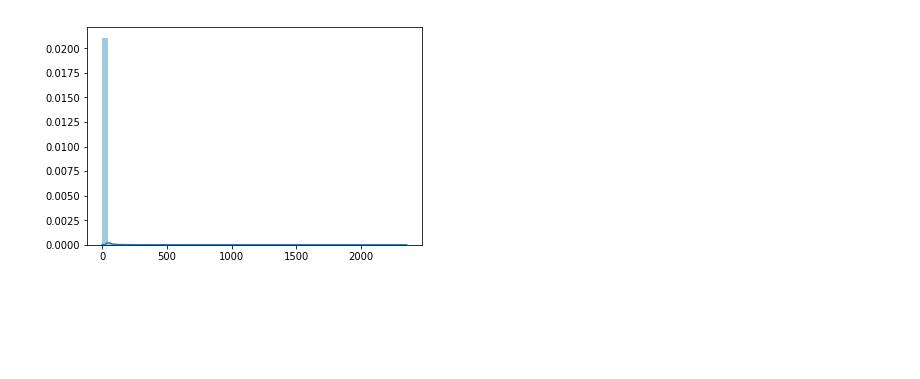
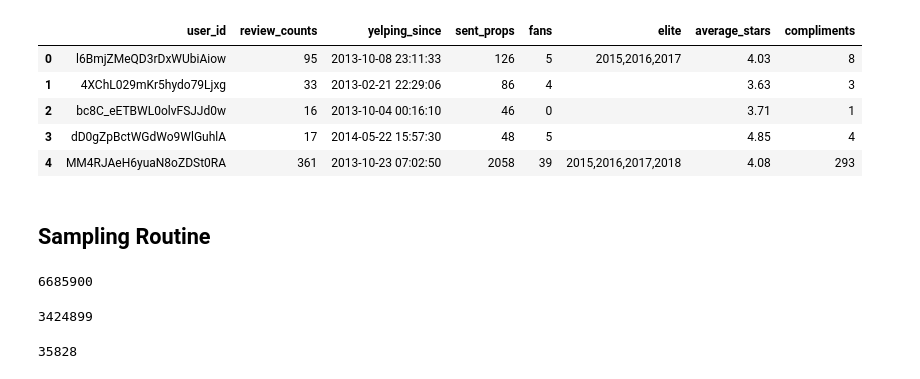
Before and after one commit to jkuo4/yelp-rating-predictor, a Jupyter notebook: edav_and_file_extraction.ipynb, the cells around one changed output. Saved outputs shown, nothing was run; the diff lists cells and outputs as text; code cells hidden in the pictures; blank space fills up the shorter version.

```diff
--- a/edav_and_file_extraction.ipynb
+++ b/edav_and_file_extraction.ipynb
@@ -157,7 +82,40 @@ array([2354, 1822, 1764, 1727, 1559, 1496, 1360, 1355, 1255], dtype=int64)
-# %%
-#sns.pairplot(ratings);
-sns.distplot(user_counts[1:].values);
-# %% [output]
-[figure, removed]
+# %%
+# user extraction
+
+line_count = len(open("data/user.json", encoding="utf8").readlines())
+user_ids, review_counts, yelping_since, sent_props, fans, elite, average_stars, compliments = [], [], [], [], [], [], [], []
+with open("data/user.json", encoding="utf8") as f:
+    for line in tqdm(f, total=line_count):
+        blob = json.loads(line)
+        user_ids += [blob["user_id"]]
+        review_counts += [blob["review_count"]]
+        yelping_since += [blob["yelping_since"]]
+        sent_props += [blob["useful"] + blob["funny"] + blob["cool"]]
+        fans += [blob["fans"]]
+        elite += [blob["elite"]]
+        average_stars += [blob["average_stars"]]
+        compliments += [blob["compliment_hot"] + blob["compliment_more"] + \
+                       blob["compliment_profile"] + blob["compliment_cute"] + \
+                       blob["compliment_list"] + blob["compliment_note"] + \
+                       blob["compliment_plain"] + blob["compliment_cool"] + \
+                       blob["compliment_funny"] + blob["compliment_writer"] + \
+                       blob["compliment_photos"]]
+
+users = pd.DataFrame({"user_id": user_ids, "review_counts": review_counts, "yelping_since": yelping_since,
+                           "sent_props": sent_props, "fans": fans, "elite": elite,
+                           "average_stars": average_stars, "compliments": compliments})
 # %%
-ratings.head()
+users.head()
+# %% [output]
+|  | user_id | review_counts | yelping_since | sent_props | fans | elite | average_stars | compliments |
+| 0 | l6BmjZMeQD3rDxWUbiAiow | 95 | 2013-10-08 23:11:33 | 126 | 5 | 2015,2016,2017 | 4.03 | 8 |
+| 1 | 4XChL029mKr5hydo79Ljxg | 33 | 2013-02-21 22:29:06 | 86 | 4 |  | 3.63 | 3 |
+| 2 | bc8C_eETBWL0olvFSJJd0w | 16 | 2013-10-04 00:16:10 | 46 | 0 |  | 3.71 | 1 |
+| 3 | dD0gZpBctWGdWo9WlGuhlA | 17 | 2014-05-22 15:57:30 | 48 | 5 |  | 4.85 | 4 |
+| 4 | MM4RJAeH6yuaN8oZDSt0RA | 361 | 2013-10-23 07:02:50 | 2058 | 39 | 2015,2016,2017,2018 | 4.08 | 293 |
+# %% [markdown]
+## Sampling Routine
+# %%
+len(ratings) # recommended ratings
+# %% [output]
+6685900
@@ -163,0 +129,8 @@ ratings.head()
+# %%
+len(restaurant_ratings)
+# %% [output]
+3424899
+# %%
+len(restaurants)
+# %% [output]
+35828
```
Also changed, not shown: parts of 32 cells of this notebook, 1 other file.
